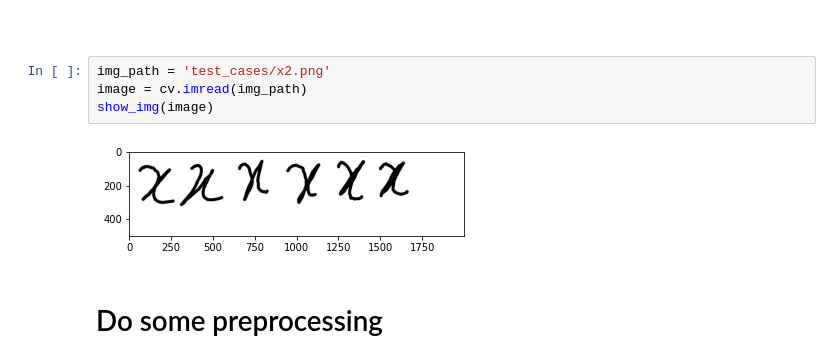
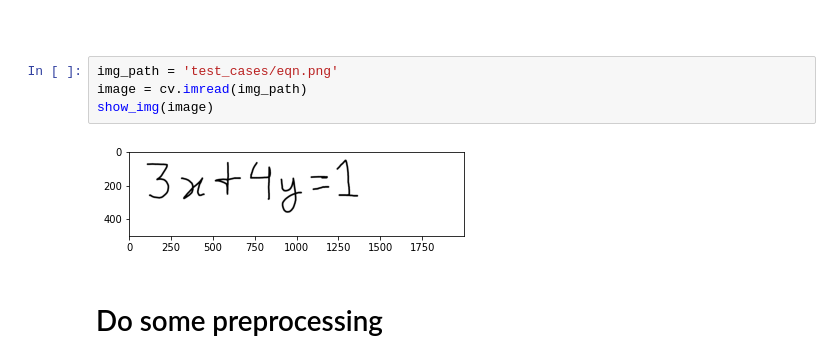
Before and after one commit to Sagyam/HESV-API, a Jupyter notebook: Image Segmentation.ipynb, the cells around one changed output. Cells and saved outputs as stored; diff of their text form.

```diff
--- a/Image Segmentation.ipynb
+++ b/Image Segmentation.ipynb
@@ -65,11 +65,11 @@ def show_prediction(image):
 # %% [markdown]
 #
 # %%
-img_path = 'test_cases/x2.png'
+img_path = 'test_cases/eqn.png'
 image = cv.imread(img_path)
 show_img(image)
 # %% [output]
-[figure, old version]
+[figure, new version]
 # %% [markdown]
 # Do some preprocessing
 # %%
```
Also changed, not shown: parts of 8 cells of this notebook, 4 other files.
